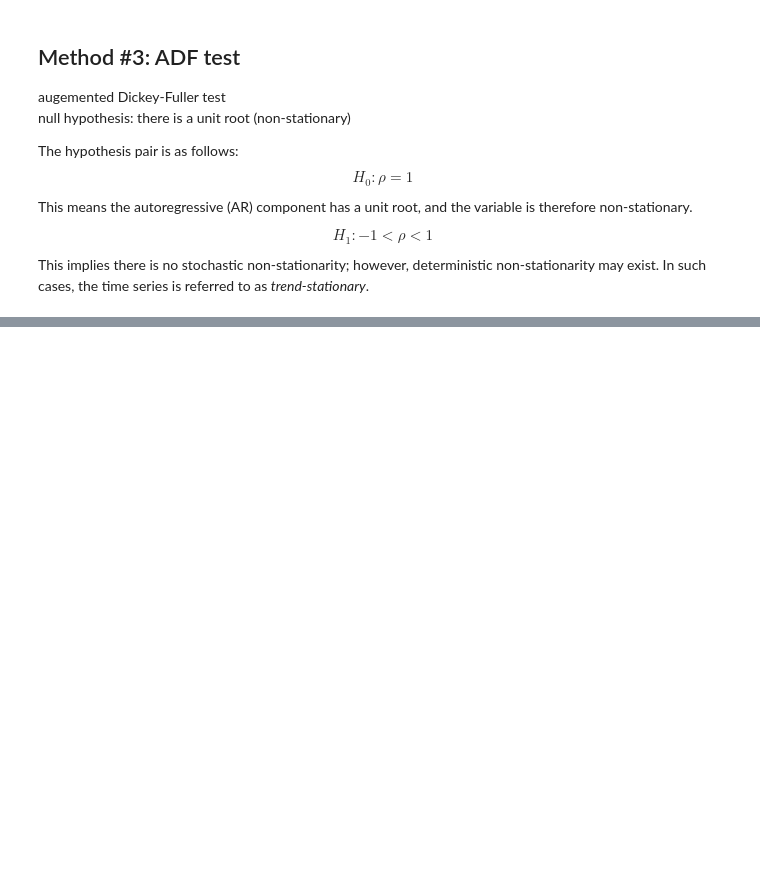
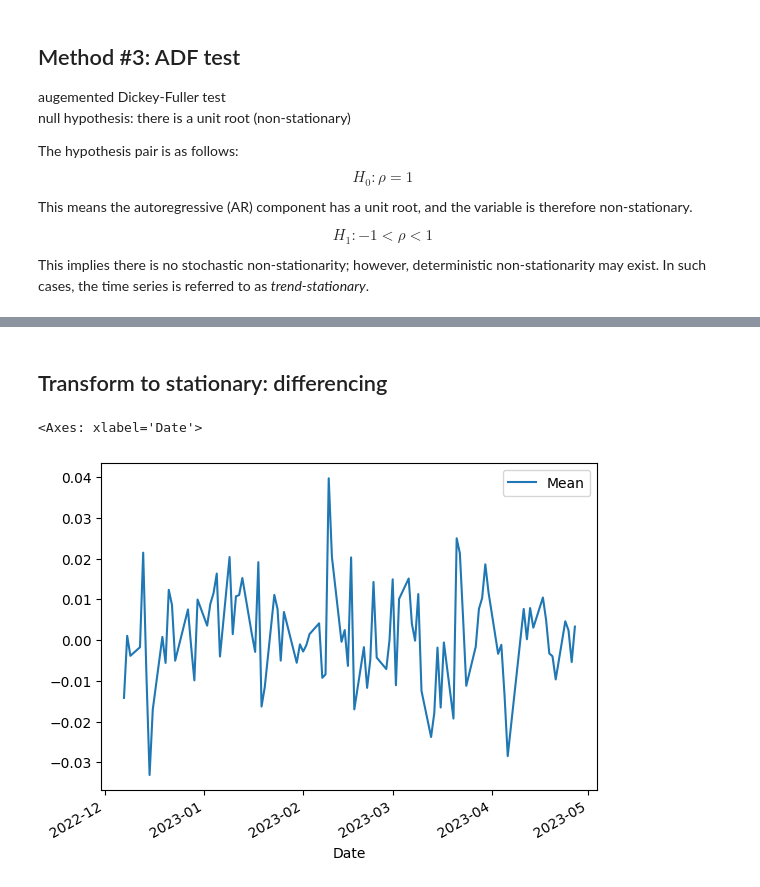
Before and after one commit to hackingbandy/arima, a Jupyter notebook: arima.ipynb, the cells around one changed output, grey strips where cells are left out. Saved outputs shown, nothing was run; the diff lists cells and outputs as text; code cells hidden in the pictures; blank space fills up the shorter version.

Commit message:
transform data into stationary with dff (result is not as expected)

```diff
--- a/arima.ipynb
+++ b/arima.ipynb
@@ -141,0 +142,8 @@ p-value: 0.6389288097812214
+# %% [markdown]
+## Transform to stationary: differencing
+# %%
+df_train_diff = df_train.diff().dropna()
+df_train_diff.plot()
+# %% [output]
+<Axes: xlabel='Date'>
+[figure, added]
```
Also changed, not shown: parts of 5 cells of this notebook.
